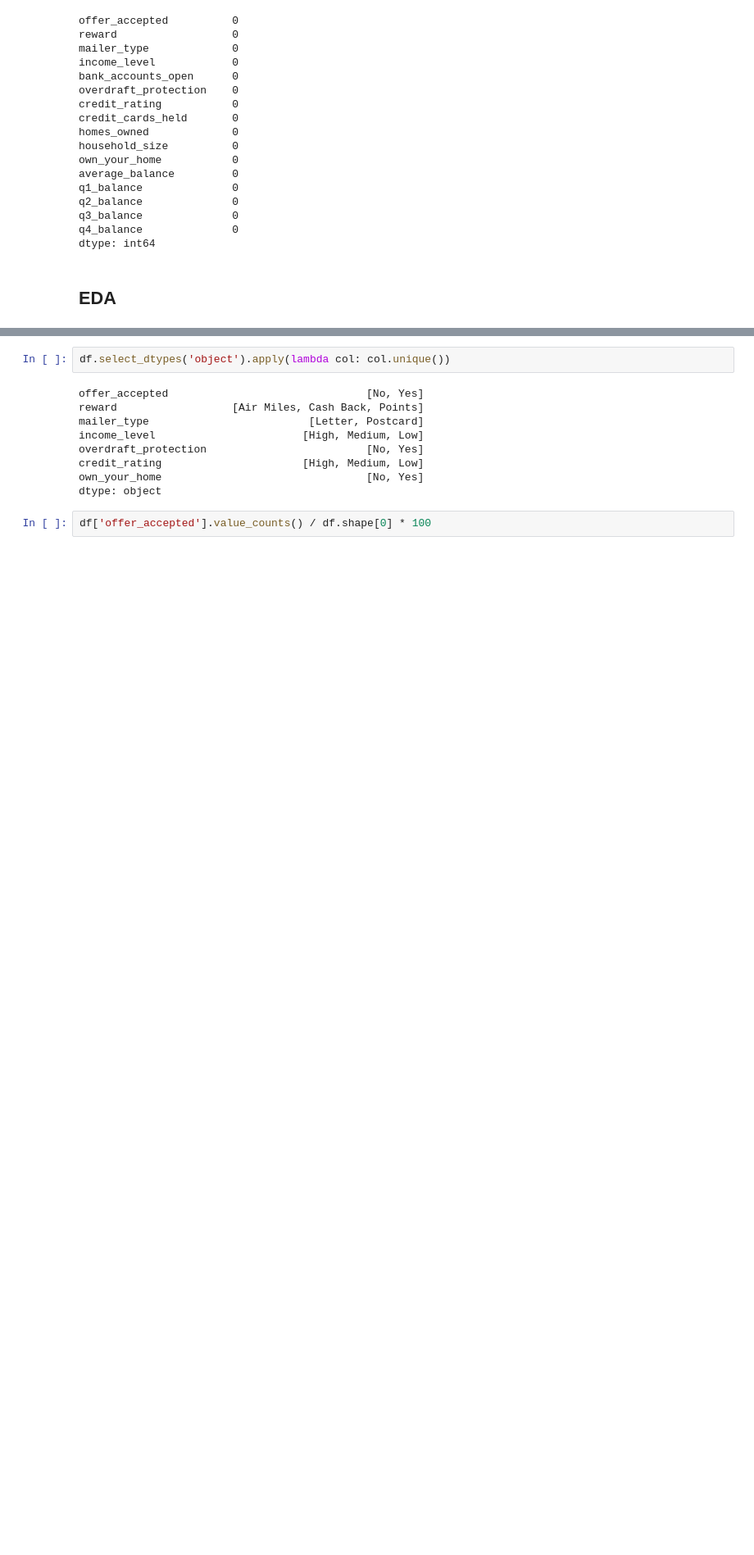
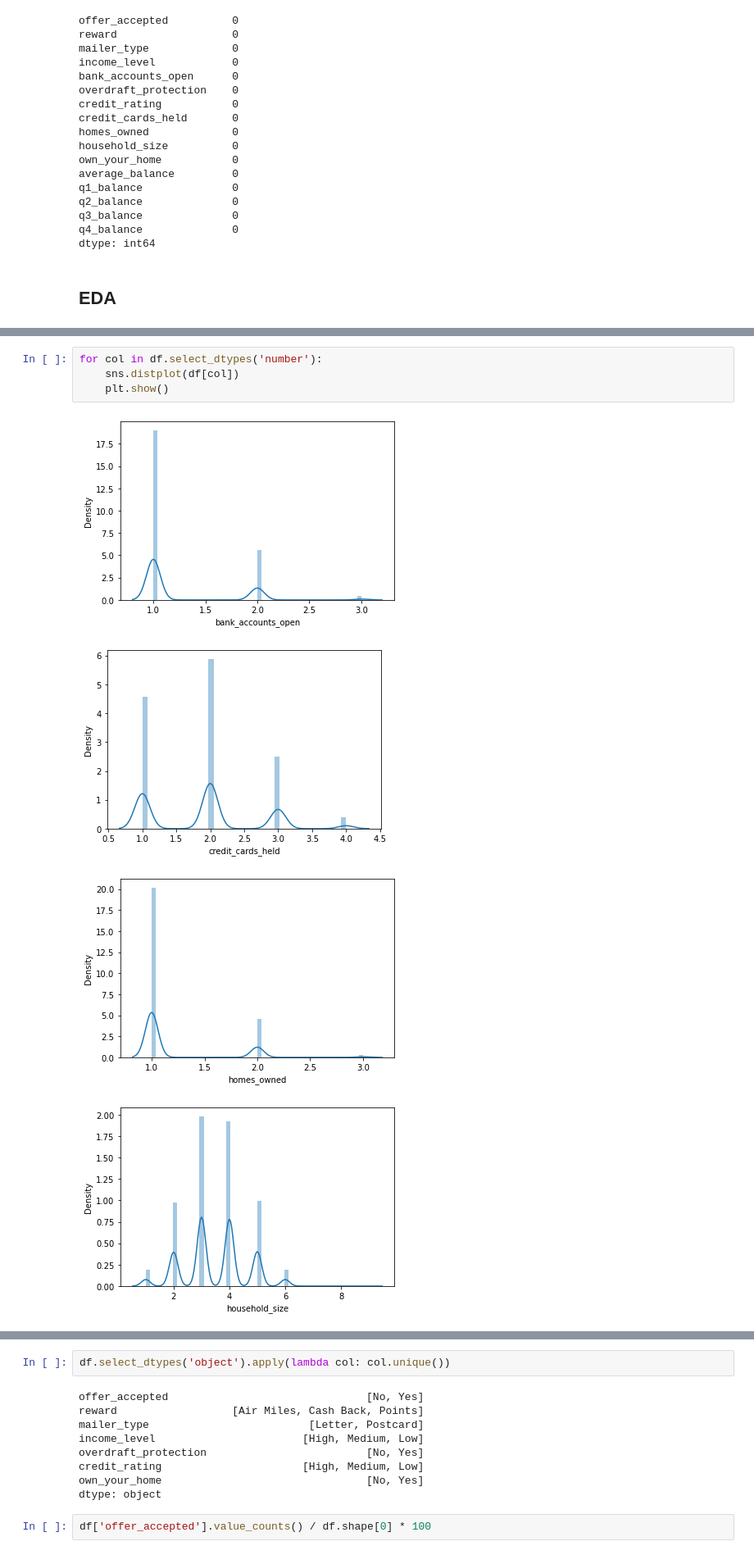
Before and after one commit to nataschaberg/mid_data_classification, a Jupyter notebook: initial_setup.ipynb, the cells around one changed output, grey strips where cells are left out. Shown at 82% size. Drawn from its saved outputs; the diff is of its cells as text; blank space fills up the shorter version.

```diff
--- a/initial_setup.ipynb
+++ b/initial_setup.ipynb
@@ -86,0 +114,9 @@ dtype: int64
+# %%
+for col in df.select_dtypes('number'):
+    sns.distplot(df[col])
+    plt.show()
+# %% [output]
+[figure, added]
+[figure, added]
+[figure, added]
+[figure, added]
```
Also changed, not shown: parts of 26 cells of this notebook.
